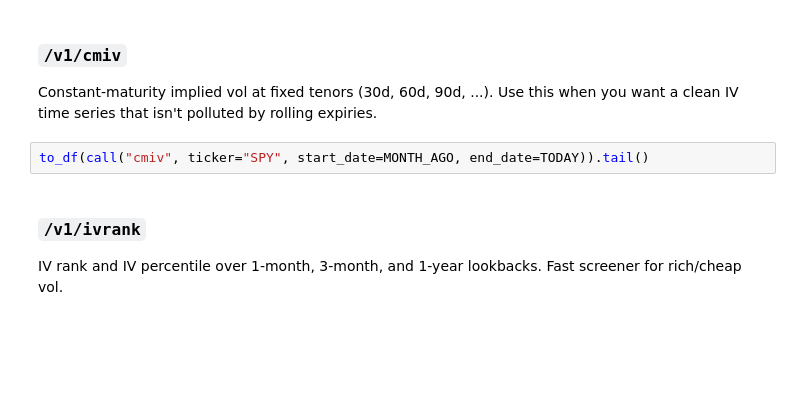
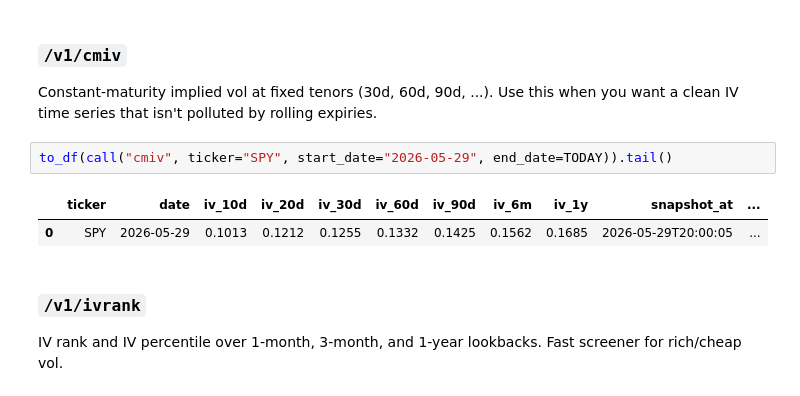
Before and after one commit to Kris-SF/data-pipelines, a Jupyter notebook: moontower-api/moontower_api_explorer.ipynb, the cells around one changed output. Saved outputs shown, nothing was run; the diff lists cells and outputs as text; blank space fills up the shorter version.

```diff
--- a/moontower-api/moontower_api_explorer.ipynb
+++ b/moontower-api/moontower_api_explorer.ipynb
@@ -122,7 +126,10 @@ to_df(call("realvol", ticker="SPY", trade_date=YESTERDAY))
 
 Constant-maturity implied vol at fixed tenors (30d, 60d, 90d, ...). Use this when you want a clean IV time series that isn't polluted by rolling expiries.
 # %%
-to_df(call("cmiv", ticker="SPY", start_date=MONTH_AGO, end_date=TODAY)).tail()
+to_df(call("cmiv", ticker="SPY", start_date="2026-05-29", end_date=TODAY)).tail()
+# %% [output]
+|  | ticker | date | iv_10d | iv_20d | iv_30d | iv_60d | iv_90d | iv_6m | iv_1y | snapshot_at | ... |
+| 0 | SPY | 2026-05-29 | 0.1013 | 0.1212 | 0.1255 | 0.1332 | 0.1425 | 0.1562 | 0.1685 | 2026-05-29T20:00:05 | ... |
 # %% [markdown]
 ### `/v1/ivrank`
 
```
Also changed, not shown: parts of 15 cells of this notebook.
